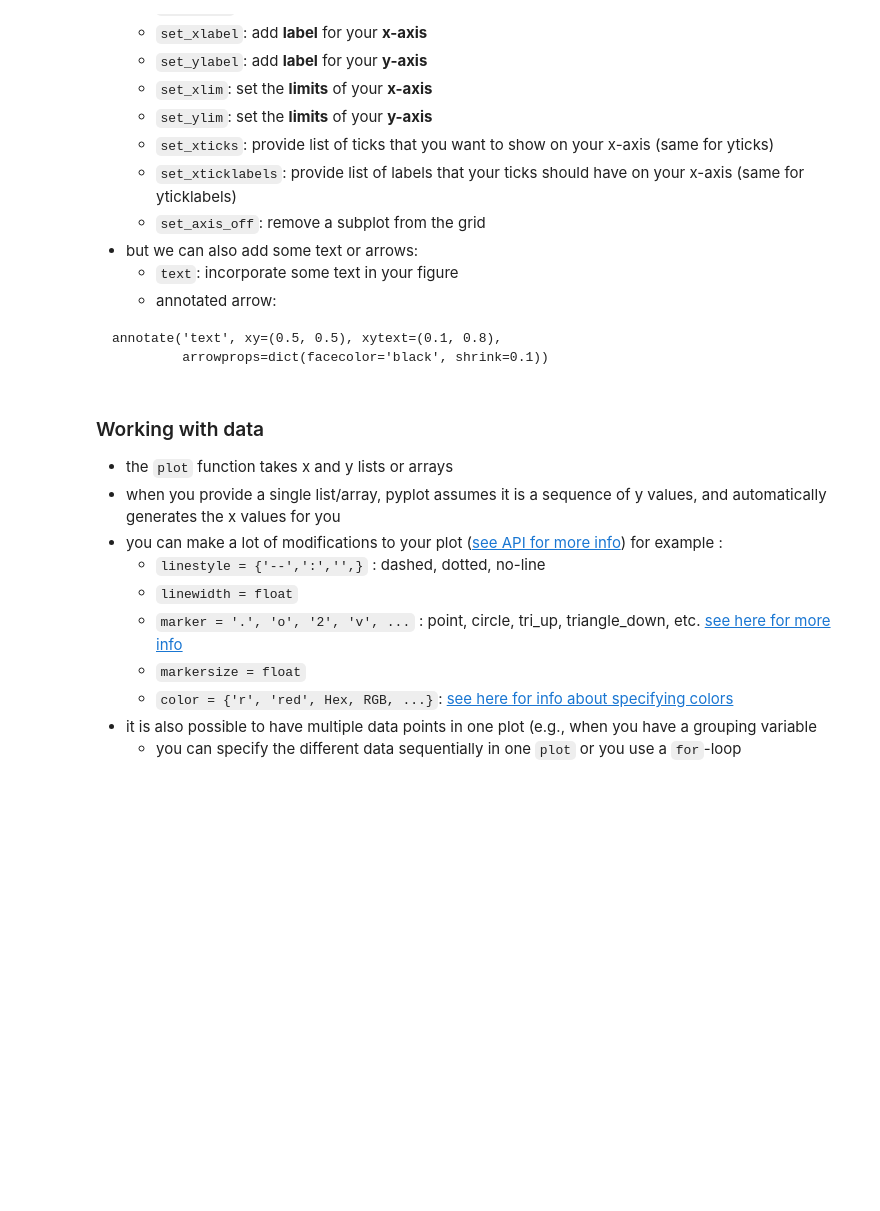
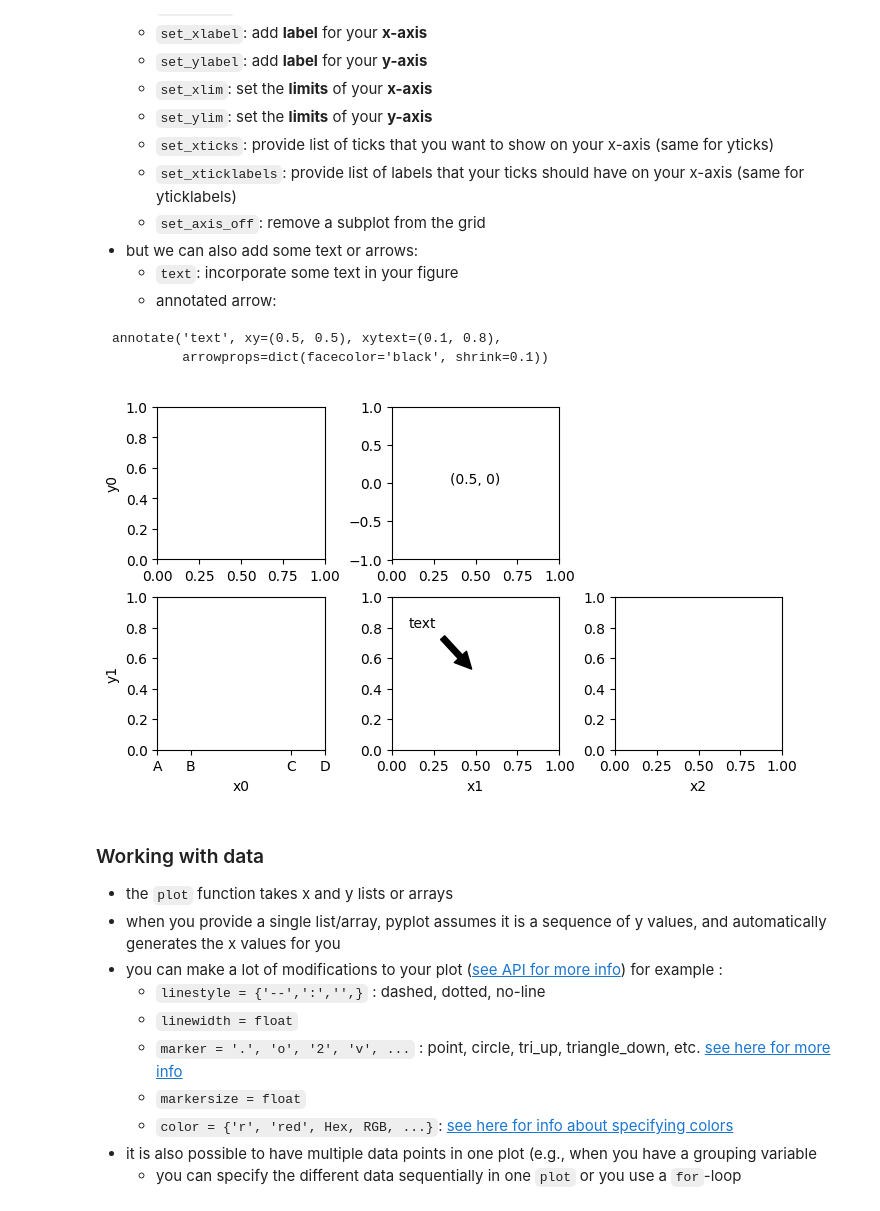
Before and after one commit to florence-bockting/python-class-24, a Jupyter notebook: student_notebooks/plotting.ipynb, the cells around one changed output. Saved outputs shown, nothing was run; the diff lists cells and outputs as text; code cells hidden in the pictures; blank space fills up the shorter version.

```diff
--- a/student_notebooks/plotting.ipynb
+++ b/student_notebooks/plotting.ipynb
@@ -107,20 +129,27 @@ annotate('text', xy=(0.5, 0.5), xytext=(0.1, 0.8),
 # %%
 # an example 2x3 figure with subplots
 # create 2x3 figure
+fig, axs = plt.subplots(2,3, figsize=(7,4), constrained_layout=True)
+# set label for x and y axis
+[axs[1,i].set_xlabel(xlabel=f"x{i}") for i in range(3)]
+[axs[i,0].set_ylabel(ylabel=f"y{i}") for i in range(2)]
+# remove last plot in first row
+axs[0,2].set_axis_off()
+# set limits of y-axis for 2nd plot in 1st row
+axs[0,1].set_ylim(bottom=-1, top=1)
+# modify ticks on the x-axis (1st plot 2nd row)
+axs[1,0].set_xticks(ticks=[0,1,4,5])
+# add new labels to modified x-ticks
+axs[1,0].set_xticklabels(labels=["A","B","C","D"])
+# create text
+axs[0,1].text(x=0.5, y=0, s="(0.5, 0)", ha="center")
+# draw an annotated arrow
+axs[1,1].annotate("text", xy=(0.5,0.5), xytext=(0.1,0.8),
+                  arrowprops=dict(facecolor="black", shrink=0.1))
 
-# set label for x and y axis
-
-# remove last plot in first row
-
-# set limits of y-axis for 2nd plot in 1st row
-
-# modify ticks on the x-axis (1st plot 2nd row)
-
-# add new labels to modified x-ticks
-
-# create text
-
-# draw an annotated arrow
+plt.show()
+# %% [output]
+[figure, added]
 # %% [markdown]
 ### Working with data
 
```
Also changed, not shown: parts of 19 cells of this notebook, 5 other files.
